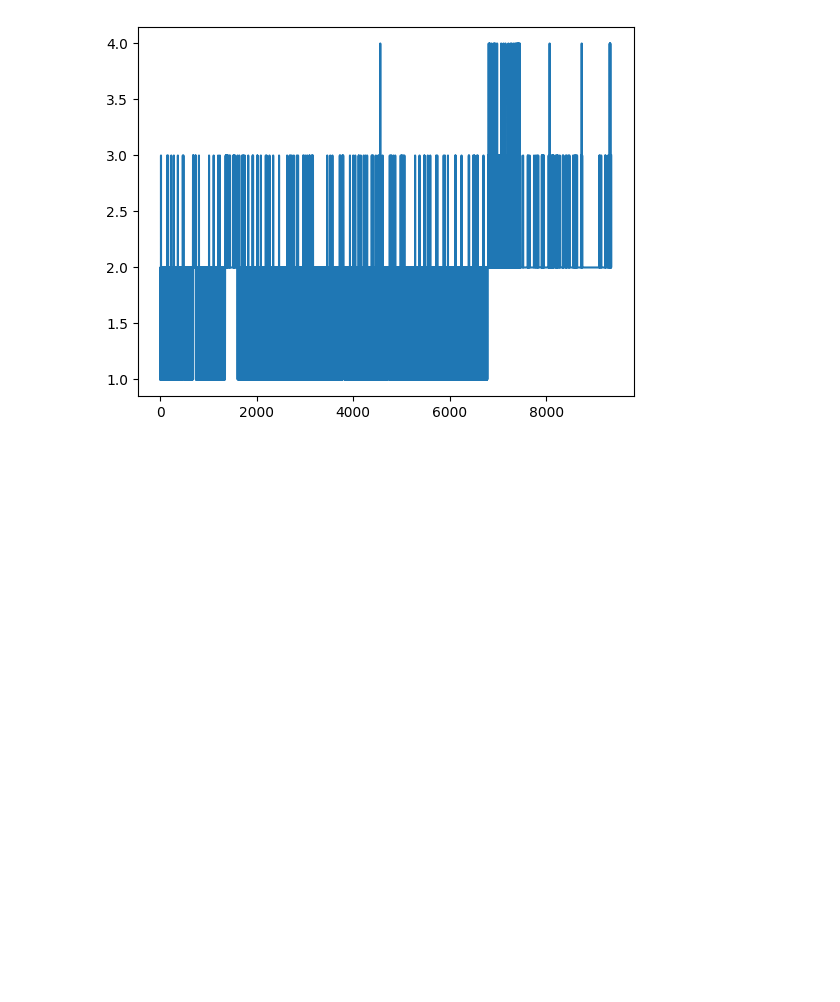
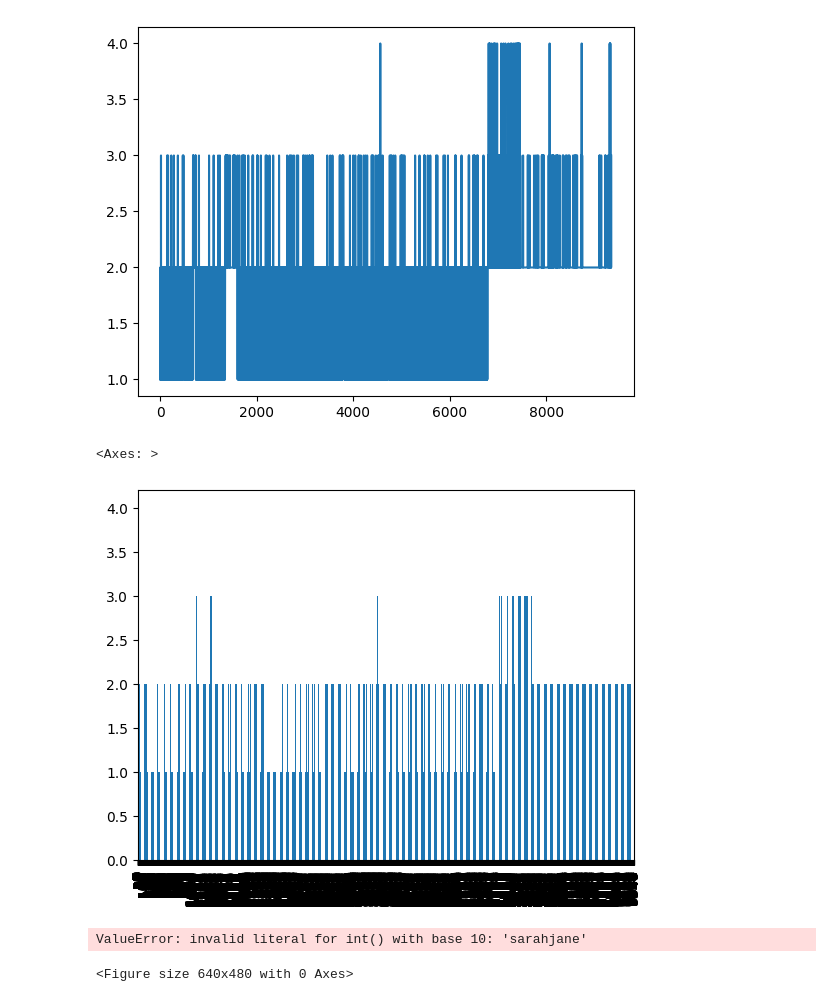
Before and after one commit to ValerieLav/SI-Gestion-et-Analyse-MDP, a Jupyter notebook: net.ipynb, the cells around one changed output. Drawn from its saved outputs; the diff is of its cells as text; code cells hidden in the pictures; blank space fills up the shorter version.

Commit message:
add graph

```diff
--- a/net.ipynb
+++ b/net.ipynb
@@ -313,3 +315,15 @@ dff2['strength'].astype(int).plot()
 # %% [output]
 <Axes: >
 [figure]
+# %%
+plt.figure()
+dff2['strength'].astype(int).plot.bar()
+# %% [output]
+<Axes: >
+[figure, added]
+# %%
+plt.figure()
+dff2.reset_index().astype(int).plot.scatter(x="strength", y="index")
+# %% [output]
+ValueError: invalid literal for int() with base 10: 'sarahjane'
+<Figure size 640x480 with 0 Axes>
```
Also changed, not shown: parts of 6 cells of this notebook, 1 other file.
